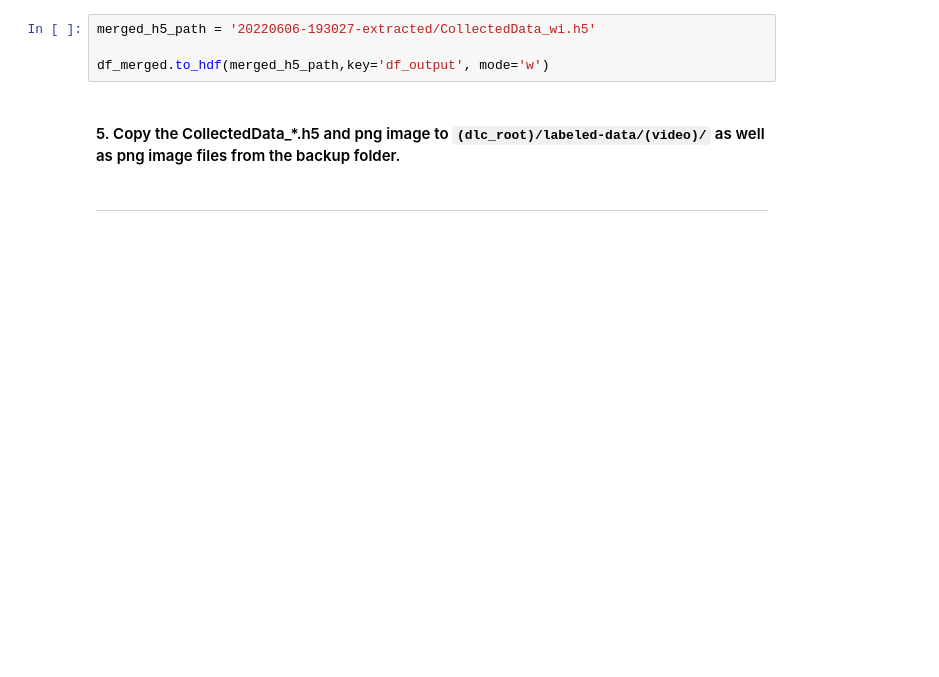
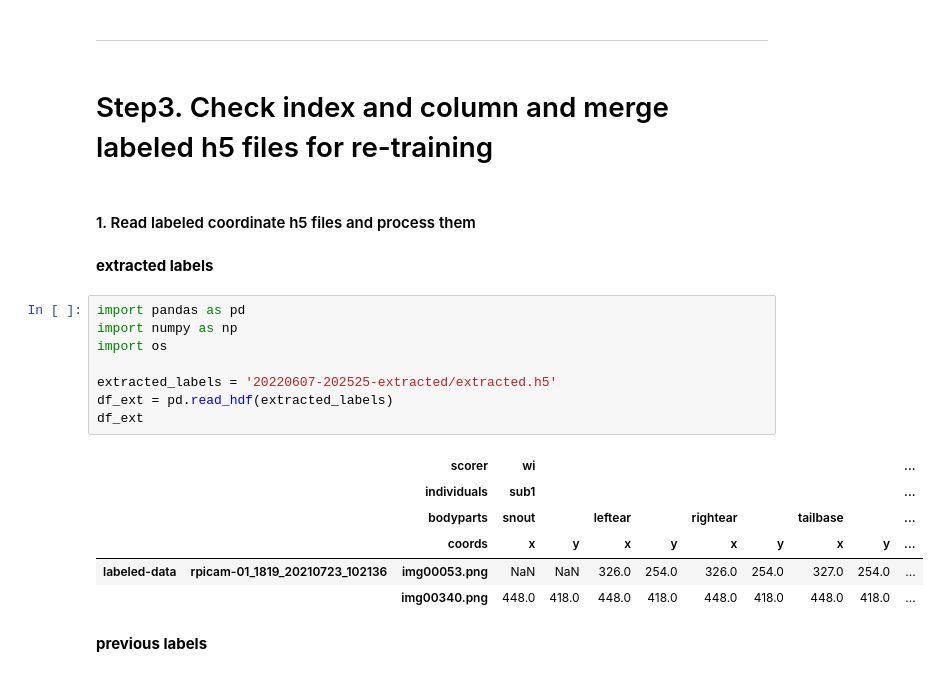
Before and after one commit to wataruito/dlc2_edit_labels, a Jupyter notebook: dlc_tools.ipynb, the cells around one changed output. Saved outputs shown, nothing was run; the diff lists cells and outputs as text; blank space fills up the shorter version.

```diff
--- a/dlc_tools.ipynb
+++ b/dlc_tools.ipynb
@@ -184,8 +113,25 @@ df_merged
-# %%
-merged_h5_path = '20220606-193027-extracted/CollectedData_wi.h5'
-
-df_merged.to_hdf(merged_h5_path,key='df_output', mode='w')
-# %% [markdown]
-#### 5. Copy the CollectedData_\*.h5 and png image to `(dlc_root)/labeled-data/(video)/` as well as png image files from the backup folder.
 # %% [markdown]
 ---
+# %% [markdown]
+# Step3. Check index and column and merge labeled h5 files for re-training
+# %% [markdown]
+#### 1. Read labeled coordinate h5 files and process them
+# %% [markdown]
+**extracted labels**
+# %%
+import pandas as pd
+import numpy as np
+import os
+
+extracted_labels = '20220607-202525-extracted/extracted.h5'
+df_ext = pd.read_hdf(extracted_labels)
+df_ext
+# %% [output]
+|  |  | scorer | wi |  |  |  |  |  |  |  | ... |
+|  |  | individuals | sub1 |  |  |  |  |  |  |  | ... |
+|  |  | bodyparts | snout |  | leftear |  | rightear |  | tailbase |  | ... |
+|  |  | coords | x | y | x | y | x | y | x | y | ... |
+| labeled-data | rpicam-01_1819_20210723_102136 | img00053.png | NaN | NaN | 326.0 | 254.0 | 326.0 | 254.0 | 327.0 | 254.0 | ... |
+|  |  | img00340.png | 448.0 | 418.0 | 448.0 | 418.0 | 448.0 | 418.0 | 448.0 | 418.0 | ... |
+# %% [markdown]
+**previous labels**
```
Also changed, not shown: parts of 18 cells of this notebook, 5 other files.
